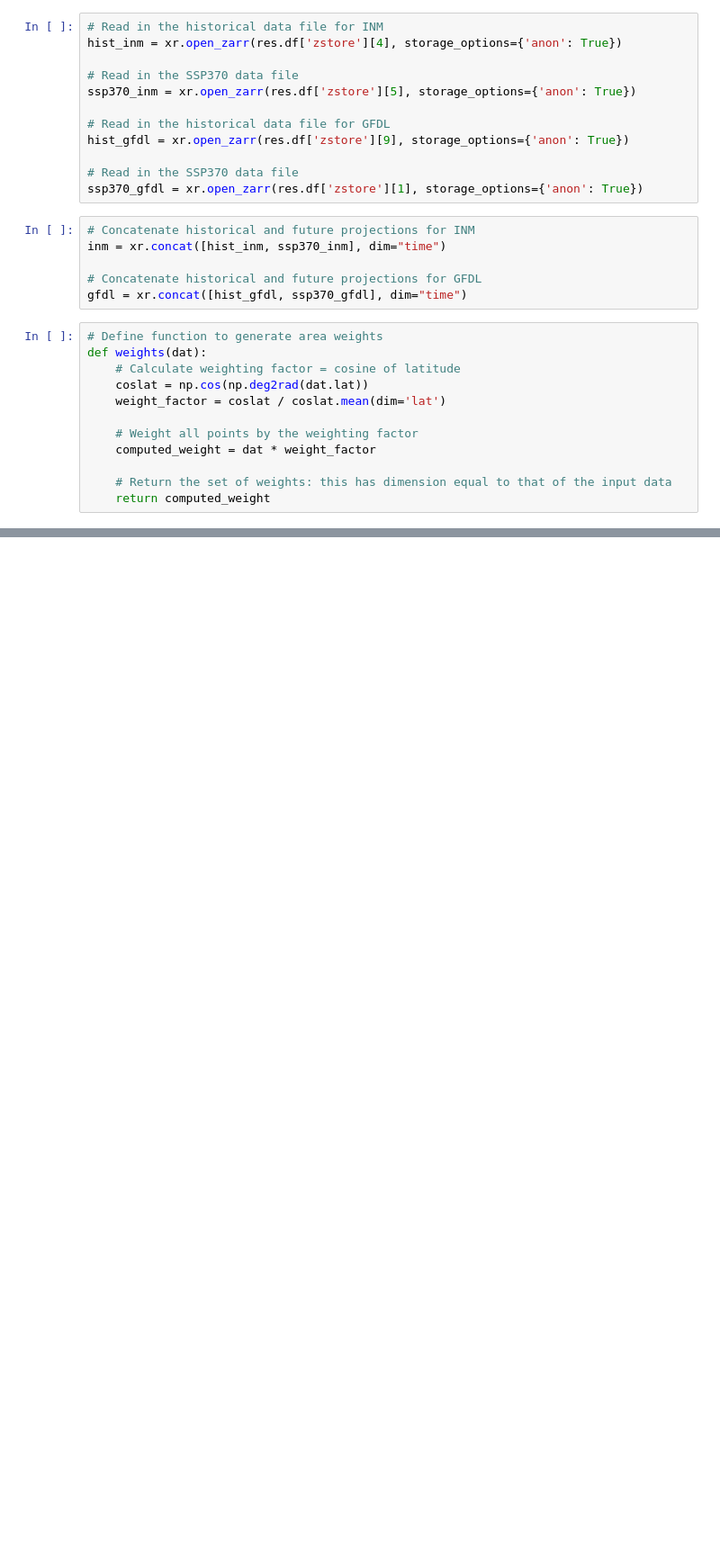
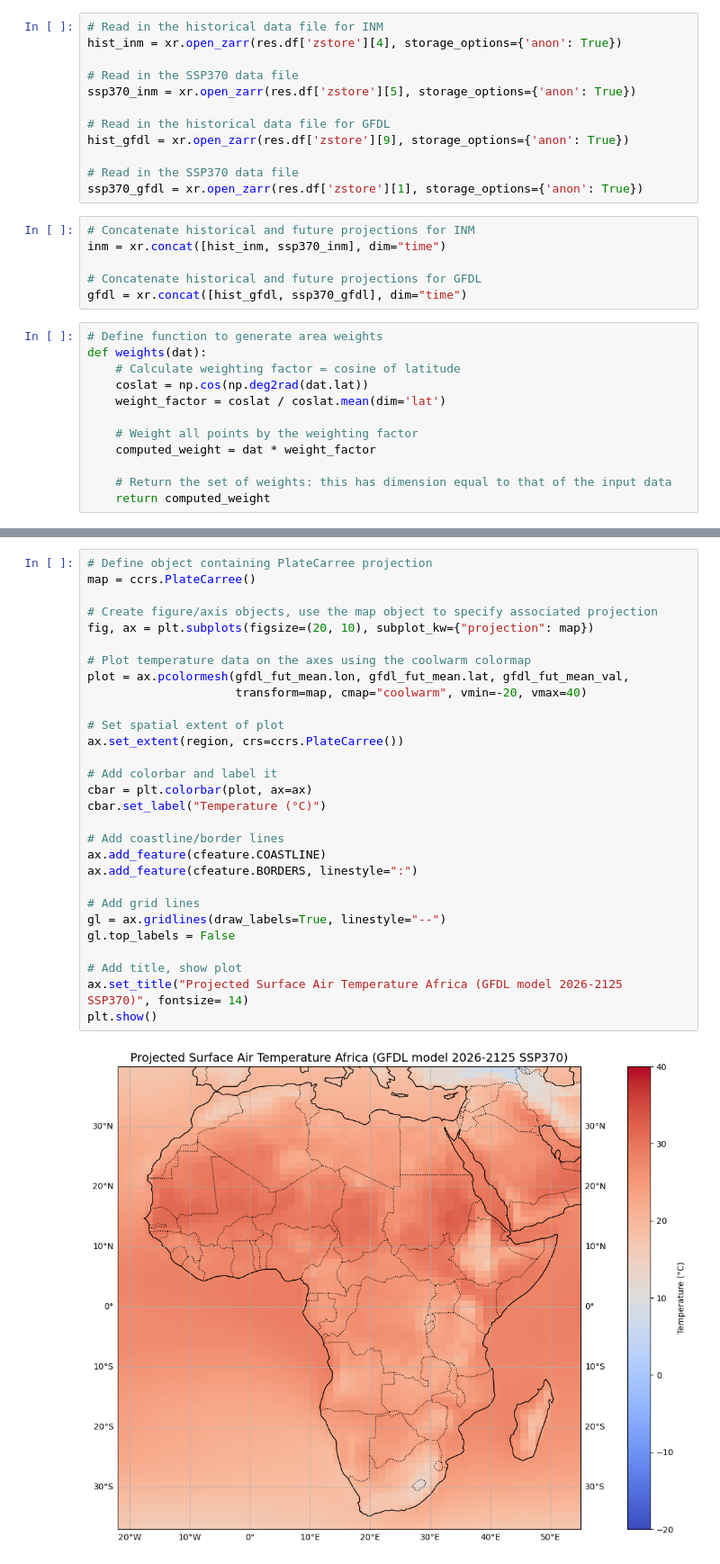
Before and after one commit to haylee360/eds296-hw2, a Jupyter notebook: eds296-hw2-oyler.ipynb, the cells around one changed output, grey strips where cells are left out. Shown at 90% size. Drawn from its saved outputs; the diff is of its cells as text; blank space fills up the shorter version.

```diff
--- a/eds296-hw2-oyler.ipynb
+++ b/eds296-hw2-oyler.ipynb
@@ -139,0 +244,31 @@ trend_line = np.poly1d(x_inm_370)
+# %%
+# Define object containing PlateCarree projection
+map = ccrs.PlateCarree()
+
+# Create figure/axis objects, use the map object to specify associated projection
+fig, ax = plt.subplots(figsize=(20, 10), subplot_kw={"projection": map})
+
+# Plot temperature data on the axes using the coolwarm colormap
+plot = ax.pcolormesh(gfdl_fut_mean.lon, gfdl_fut_mean.lat, gfdl_fut_mean_val,
+                     transform=map, cmap="coolwarm", vmin=-20, vmax=40)
+
+# Set spatial extent of plot
+ax.set_extent(region, crs=ccrs.PlateCarree())
+
+# Add colorbar and label it
+cbar = plt.colorbar(plot, ax=ax)
+cbar.set_label("Temperature (°C)")
+
+# Add coastline/border lines
+ax.add_feature(cfeature.COASTLINE)
+ax.add_feature(cfeature.BORDERS, linestyle=":")
+
+# Add grid lines
+gl = ax.gridlines(draw_labels=True, linestyle="--")
+gl.top_labels = False
+
+# Add title, show plot
+ax.set_title("Projected Surface Air Temperature Africa (GFDL model 2026-2125 SSP370)", fontsize= 14)
+plt.show()
+# %% [output]
+[figure, added]
```
Also changed, not shown: parts of 17 cells of this notebook.
